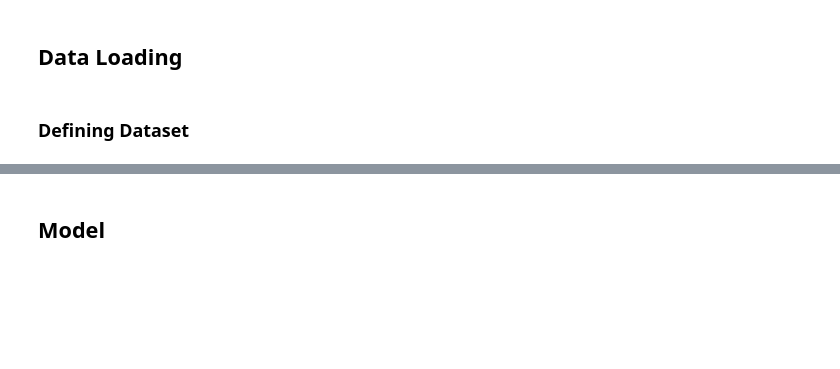
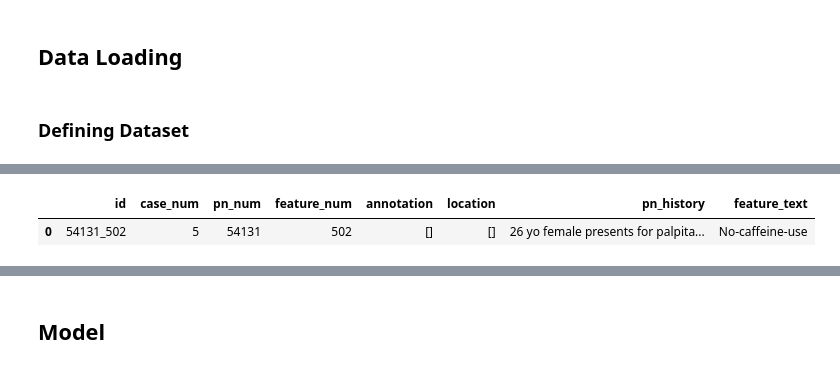
Before and after one commit to xiaoyufan/nbme, a Jupyter notebook: baseline_deberta.ipynb, the cells around one changed output, grey strips where cells are left out. Drawn from its saved outputs; the diff is of its cells as text; code cells hidden in the pictures; blank space fills up the shorter version.

```diff
--- a/baseline_deberta.ipynb
+++ b/baseline_deberta.ipynb
@@ -155,0 +156,5 @@ time: 14 ms (started: 2022-04-29 15:01:40 +00:00)
+# %%
+valid.head()
+# %% [output]
+|  | id | case_num | pn_num | feature_num | annotation | location | pn_history | feature_text |
+| 0 | 54131_502 | 5 | 54131 | 502 | [] | [] | 26 yo female presents for palpita... | No-caffeine-use |
```
Also changed, not shown: parts of 21 cells of this notebook.
